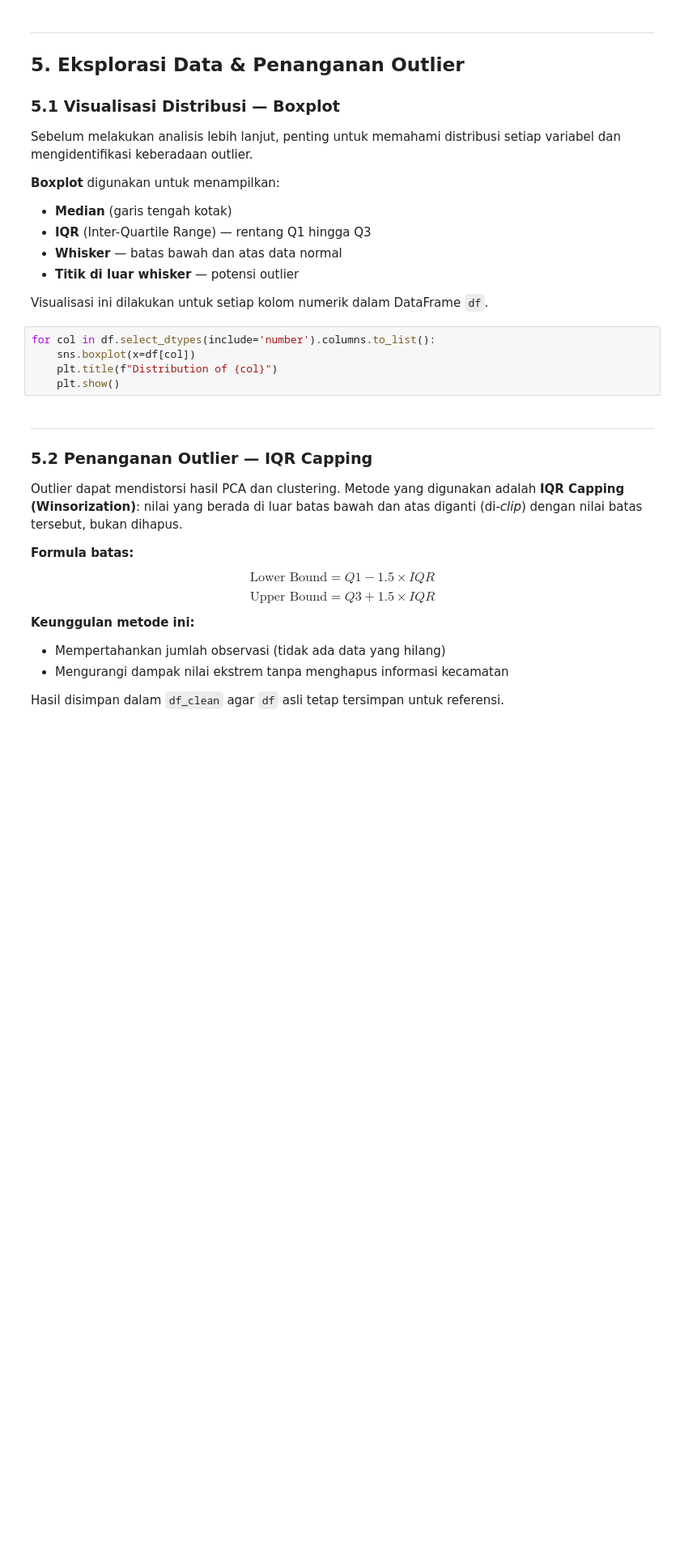
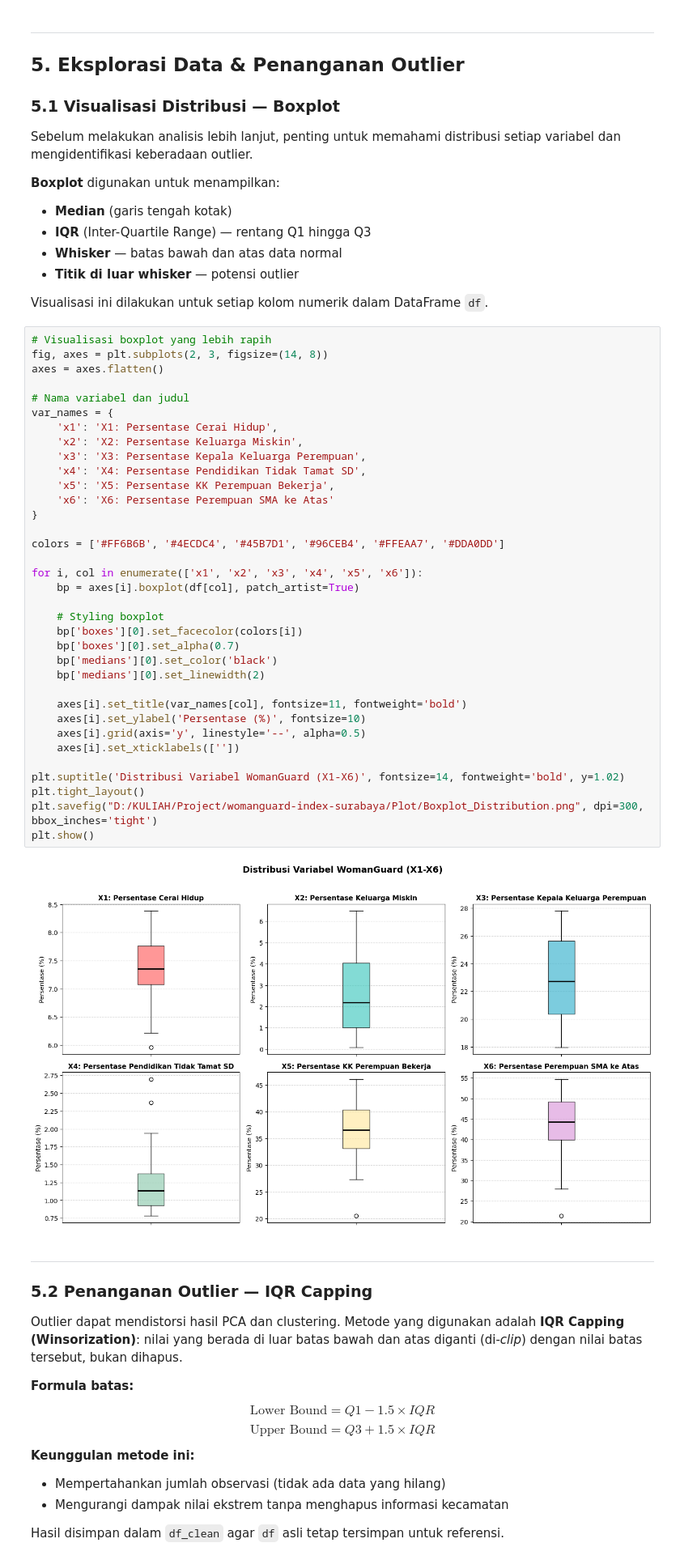
Before and after one commit to difta11/womanguard-index-surabaya, a Jupyter notebook: WomanGuard.ipynb, the cells around one changed output. Shown at 81% size. Cells and saved outputs as stored; diff of their text form; blank space fills up the shorter version.

Commit message:
Update Plot

```diff
--- a/WomanGuard.ipynb
+++ b/WomanGuard.ipynb
@@ -357,10 +481,42 @@ Sebelum melakukan analisis lebih lanjut, penting untuk memahami distribusi setia
 
 Visualisasi ini dilakukan untuk setiap kolom numerik dalam DataFrame `df`.
 # %%
-for col in df.select_dtypes(include='number').columns.to_list():
-    sns.boxplot(x=df[col])
-    plt.title(f"Distribution of {col}")
-    plt.show()
+# Visualisasi boxplot yang lebih rapih
+fig, axes = plt.subplots(2, 3, figsize=(14, 8))
+axes = axes.flatten()
+
+# Nama variabel dan judul
+var_names = {
+    'x1': 'X1: Persentase Cerai Hidup',
+    'x2': 'X2: Persentase Keluarga Miskin',
+    'x3': 'X3: Persentase Kepala Keluarga Perempuan',
+    'x4': 'X4: Persentase Pendidikan Tidak Tamat SD',
+    'x5': 'X5: Persentase KK Perempuan Bekerja',
+    'x6': 'X6: Persentase Perempuan SMA ke Atas'
+}
+
+colors = ['#FF6B6B', '#4ECDC4', '#45B7D1', '#96CEB4', '#FFEAA7', '#DDA0DD']
+
+for i, col in enumerate(['x1', 'x2', 'x3', 'x4', 'x5', 'x6']):
+    bp = axes[i].boxplot(df[col], patch_artist=True)
+
+    # Styling boxplot
+    bp['boxes'][0].set_facecolor(colors[i])
+    bp['boxes'][0].set_alpha(0.7)
+    bp['medians'][0].set_color('black')
+    bp['medians'][0].set_linewidth(2)
+
+    axes[i].set_title(var_names[col], fontsize=11, fontweight='bold')
+    axes[i].set_ylabel('Persentase (%)', fontsize=10)
+    axes[i].grid(axis='y', linestyle='--', alpha=0.5)
+    axes[i].set_xticklabels([''])
+
+plt.suptitle('Distribusi Variabel WomanGuard (X1-X6)', fontsize=14, fontweight='bold', y=1.02)
+plt.tight_layout()
+plt.savefig("D:/KULIAH/Project/womanguard-index-surabaya/Plot/Boxplot_Distribution.png", dpi=300, bbox_inches='tight')
+plt.show()
+# %% [output]
+[figure, added]
 # %% [markdown]
 ---
 
```
Also changed, not shown: parts of 23 cells of this notebook, 1 other file.
